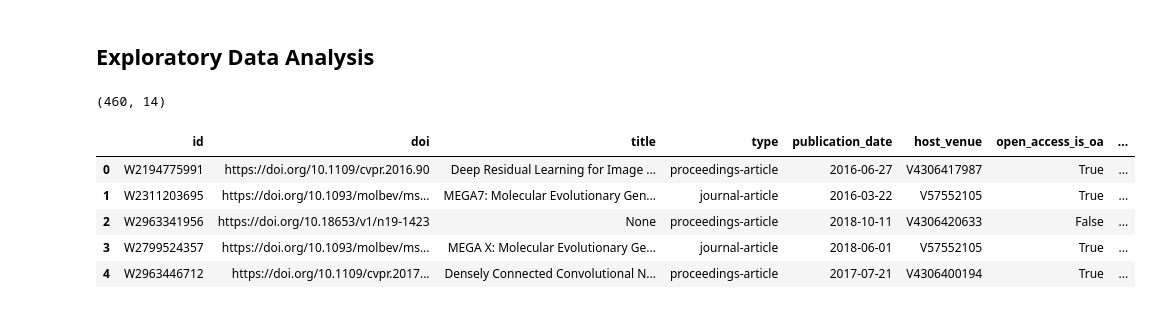
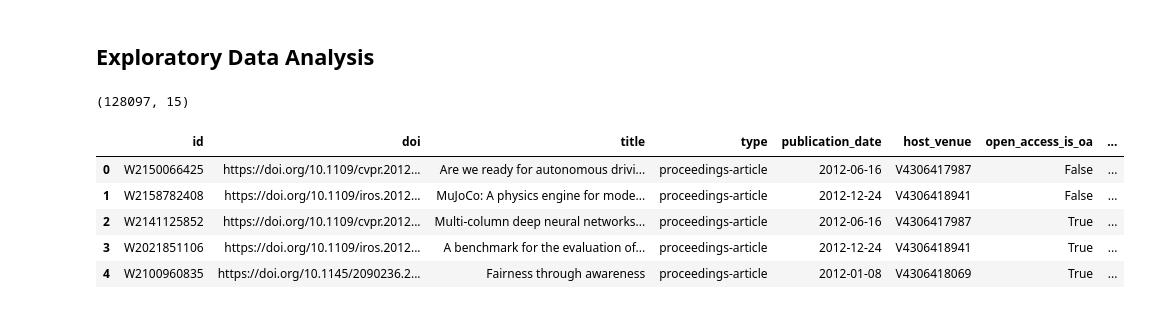
Before and after one commit to gtmdotme/citation_prediction, a Jupyter notebook: data-eda.ipynb, the cells around one changed output. Drawn from its saved outputs; the diff is of its cells as text; code cells hidden in the pictures.

```diff
--- a/data-eda.ipynb
+++ b/data-eda.ipynb
@@ -12,19 +15,42 @@ from matplotlib import pyplot as plt
 %matplotlib inline
 import seaborn as sns
 # %%
-DATA_FILE = './sample-data.txt'
-with open(DATA_FILE, 'r') as f:
-    works = [ast.literal_eval(work) for work in tqdm(f.readlines())]
+def read_data(file_name):
+    with open(file_name, 'r') as f:
+        data = [ast.literal_eval(result) for result in tqdm(f.readlines())]
+    return data
+
+works_ = read_data('./data/data.works.2012.v1.txt')
+authors_ = read_data('./data/data.authors.2012.v1.txt')
+venues_ = read_data('./data/data.venues.2012.v1.txt')
+insts_ = read_data('./data/data.insts.2012.v1.txt')
+
+def flatten(list_of_lists, level=2):
+    if level == 2:
+        flattened_list = [
+            j for i in list_of_lists
+                for j in i
+        ]
+    elif level == 3:
+        flattened_list = [
+            k for i in list_of_lists
+                for j in i
+                    for k in j
+        ]
+    return flattened_list
+
+works = pd.DataFrame.from_dict(flatten(works_))
+authors = pd.DataFrame.from_dict(flatten(authors_))
+venues = pd.DataFrame.from_dict(flatten(venues_))
+insts = pd.DataFrame.from_dict(flatten(insts_))
 # %%
-works_x = [j for i in works for j in i]
-df = pd.DataFrame.from_dict(works_x)
-print (df.shape)
-df.head()
+print (works.shape)
+works.head()
 # %% [output]
-(460, 14)
+(128097, 15)
 |  | id | doi | title | type | publication_date | host_venue | open_access_is_oa | ... |
-| 0 | W2194775991 | https://doi.org/10.1109/cvpr.2016.90 | Deep Residual Learning for Image ... | proceedings-article | 2016-06-27 | V4306417987 | True | ... |
-| 1 | W2311203695 | https://doi.org/10.1093/molbev/ms... | MEGA7: Molecular Evolutionary Gen... | journal-article | 2016-03-22 | V57552105 | True | ... |
-| 2 | W2963341956 | https://doi.org/10.18653/v1/n19-1423 | None | proceedings-article | 2018-10-11 | V4306420633 | False | ... |
-| 3 | W2799524357 | https://doi.org/10.1093/molbev/ms... | MEGA X: Molecular Evolutionary Ge... | journal-article | 2018-06-01 | V57552105 | True | ... |
-| 4 | W2963446712 | https://doi.org/10.1109/cvpr.2017... | Densely Connected Convolutional N... | proceedings-article | 2017-07-21 | V4306400194 | True | ... |
+| 0 | W2150066425 | https://doi.org/10.1109/cvpr.2012... | Are we ready for autonomous drivi... | proceedings-article | 2012-06-16 | V4306417987 | False | ... |
+| 1 | W2158782408 | https://doi.org/10.1109/iros.2012... | MuJoCo: A physics engine for mode... | proceedings-article | 2012-12-24 | V4306418941 | False | ... |
+| 2 | W2141125852 | https://doi.org/10.1109/cvpr.2012... | Multi-column deep neural networks... | proceedings-article | 2012-06-16 | V4306417987 | True | ... |
+| 3 | W2021851106 | https://doi.org/10.1109/iros.2012... | A benchmark for the evaluation of... | proceedings-article | 2012-12-24 | V4306418941 | True | ... |
+| 4 | W2100960835 | https://doi.org/10.1145/2090236.2... | Fairness through awareness | proceedings-article | 2012-01-08 | V4306418069 | True | ... |
```
Also changed, not shown: parts of 18 cells of this notebook, 3 other files.
